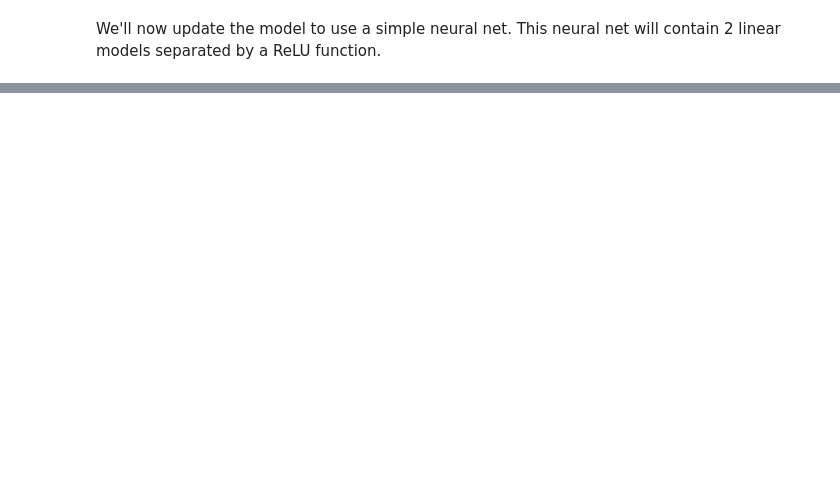
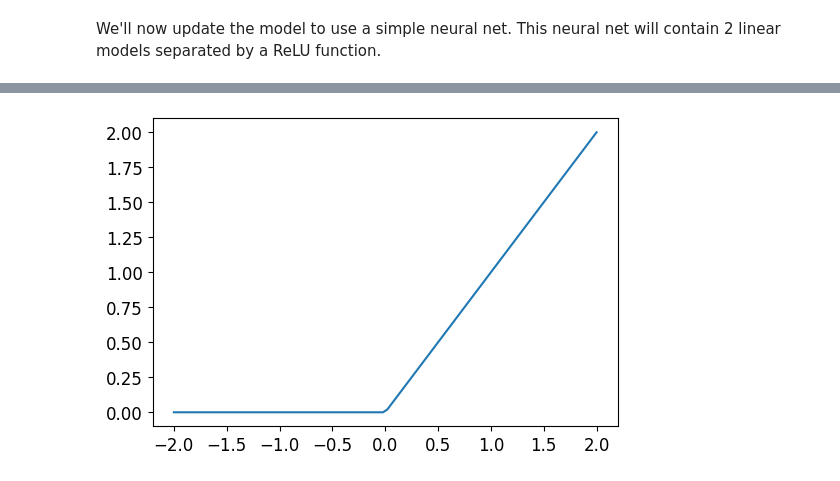
Before and after one commit to CodeWithOz/fastai-deep-learn-coders, a Jupyter notebook: ch_04_mnist_self.ipynb, the cells around one changed output, grey strips where cells are left out. Cells and saved outputs as stored; diff of their text form; code cells hidden in the pictures; blank space fills up the shorter version.

```diff
--- a/ch_04_mnist_self.ipynb
+++ b/ch_04_mnist_self.ipynb
@@ -727,0 +732,4 @@ learn.fit(10, 1.)
+# %%
+plot_function(torch.relu)
+# %% [output]
+[figure, added]
```
Also changed, not shown: parts of 5 cells of this notebook.
